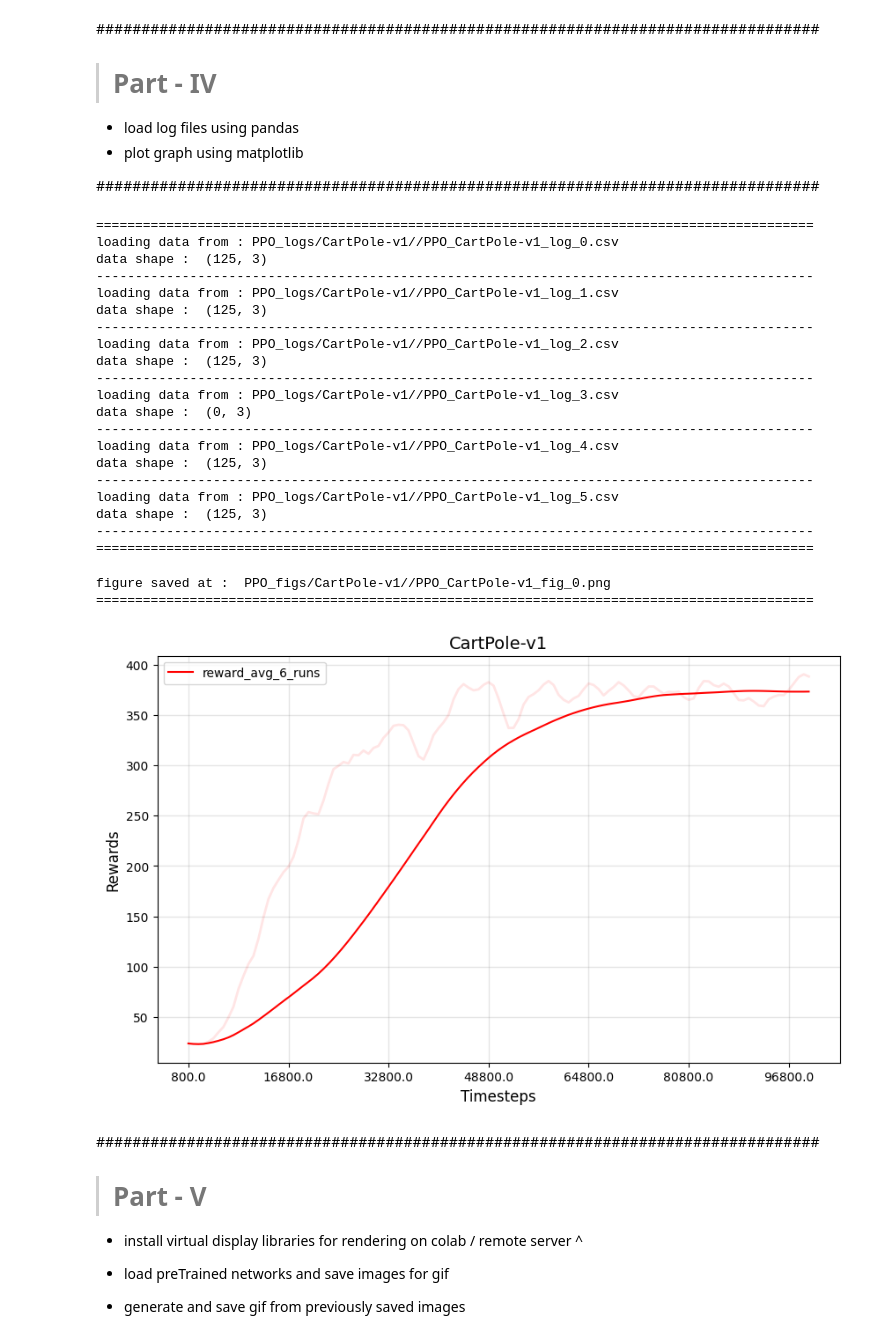
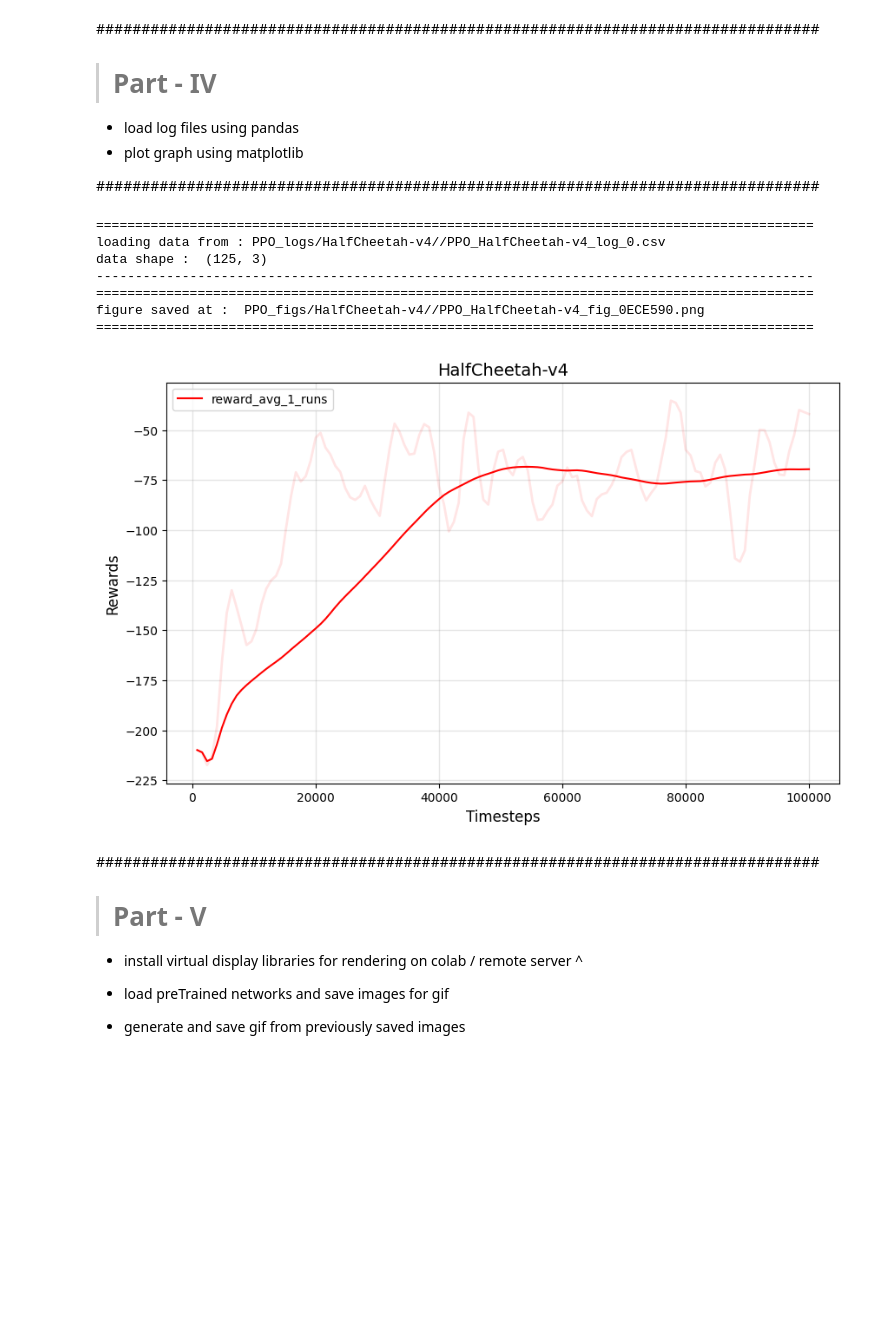
Before and after one commit to EthanHuang1117/ids721mini9, a Jupyter notebook: PPO_colab.ipynb, the cells around one changed output. Cells and saved outputs as stored; diff of their text form; code cells hidden in the pictures; blank space fills up the shorter version.

```diff
--- a/PPO_colab.ipynb
+++ b/PPO_colab.ipynb
@@ -484,17 +462,26 @@ print("=========================================================================
 
 ####### initialize environment hyperparameters ######
 
-env_name = "CartPole-v1"
-has_continuous_action_space = False
+# env_name = "CartPole-v1"
+# has_continuous_action_space = False
+
+env_name = "HalfCheetah-v4"
+has_continuous_action_space = True
+
+# this is for continuous action space
+action_std = 1.0
+action_std_decay_rate = 0.05
+min_action_std = 0.1
+action_std_decay_freq = int(1e6)
+
 
 max_ep_len = 400                    # max timesteps in one episode
 max_training_timesteps = int(1e5)   # break training loop if timeteps > max_training_timesteps
 
 print_freq = max_ep_len * 4     # print avg reward in the interval (in num timesteps)
 log_freq = max_ep_len * 2       # log avg reward in the interval (in num timesteps)
-save_model_freq = int(2e4)      # save model frequency (in num timesteps)
+save_model_freq = int(1e5)      # save model frequency (in num timesteps)
 
-action_std = None
 
 
 #####################################################
@@ -666,14 +653,14 @@ i_episode = 0
 # training loop
 while time_step <= max_training_timesteps:
 
-    state = env.reset()
+    state,_ = env.reset()
     current_ep_reward = 0
 
     for t in range(1, max_ep_len+1):
 
         # select action with policy
         action = ppo_agent.select_action(state)
-        state, reward, done, _ = env.step(action)
+        state, reward, done, _, _= env.step(action)
 
         # saving reward and is_terminals
         ppo_agent.buffer.rewards.append(reward)
@@ -929,7 +921,8 @@ import matplotlib.pyplot as plt
 
 print("============================================================================================")
 
-env_name = 'CartPole-v1'
+#env_name = 'CartPole-v1'
+env_name = "HalfCheetah-v4"
 # env_name = 'LunarLander-v2'
 # env_name = 'BipedalWalker-v2'
 # env_name = 'RoboschoolWalker2d-v1'
@@ -969,7 +962,7 @@ if not os.path.exists(figures_dir):
     os.makedirs(figures_dir)
 
 
-fig_save_path = figures_dir + '/PPO_' + env_name + '_fig_' + str(fig_num) + '.png'
+fig_save_path = figures_dir + '/PPO_' + env_name + '_fig_' + str(fig_num) + "ECE590" + '.png'
 
 
 # get number of log files in directory
@@ -1038,52 +1031,37 @@ else:
 
 # ax.set_yticks(np.arange(0, 1800, 200))
 # ax.set_xticks(np.arange(0, int(4e6), int(5e5)))
 
 
 ax.grid(color='gray', linestyle='-', linewidth=1, alpha=0.2)
 
 ax.set_xlabel("Timesteps", fontsize=12)
 ax.set_ylabel("Rewards", fontsize=12)
 
 plt.title(env_name, fontsize=14)
 
 
 fig = plt.gcf()
 fig.set_size_inches(fig_width, fig_height)
 
 print("============================================================================================")
 
 plt.savefig(fig_save_path)
 print("figure saved at : ", fig_save_path)
 
 print("============================================================================================")
 
 
 plt.show()
 # %% [output]
 ============================================================================================
-loading data from : PPO_logs/CartPole-v1//PPO_CartPole-v1_log_0.csv
-data shape :  (125, 3)
---------------------------------------------------------------------------------------------
-loading data from : PPO_logs/CartPole-v1//PPO_CartPole-v1_log_1.csv
-data shape :  (125, 3)
---------------------------------------------------------------------------------------------
-loading data from : PPO_logs/CartPole-v1//PPO_CartPole-v1_log_2.csv
-data shape :  (125, 3)
---------------------------------------------------------------------------------------------
-loading data from : PPO_logs/CartPole-v1//PPO_CartPole-v1_log_3.csv
-data shape :  (0, 3)
---------------------------------------------------------------------------------------------
-loading data from : PPO_logs/CartPole-v1//PPO_CartPole-v1_log_4.csv
-data shape :  (125, 3)
---------------------------------------------------------------------------------------------
-loading data from : PPO_logs/CartPole-v1//PPO_CartPole-v1_log_5.csv
+loading data from : PPO_logs/HalfCheetah-v4//PPO_HalfCheetah-v4_log_0.csv
 data shape :  (125, 3)
 --------------------------------------------------------------------------------------------
 ============================================================================================
+figure saved at :  PPO_figs/HalfCheetah-v4//PPO_HalfCheetah-v4_fig_0ECE590.png
+============================================================================================
-figure saved at :  PPO_figs/CartPole-v1//PPO_CartPole-v1_fig_0.png
-============================================================================================
-[figure, old version]
+[figure, new version]
 # %%
 
 
```
Also changed, not shown: parts of 11 cells of this notebook.
